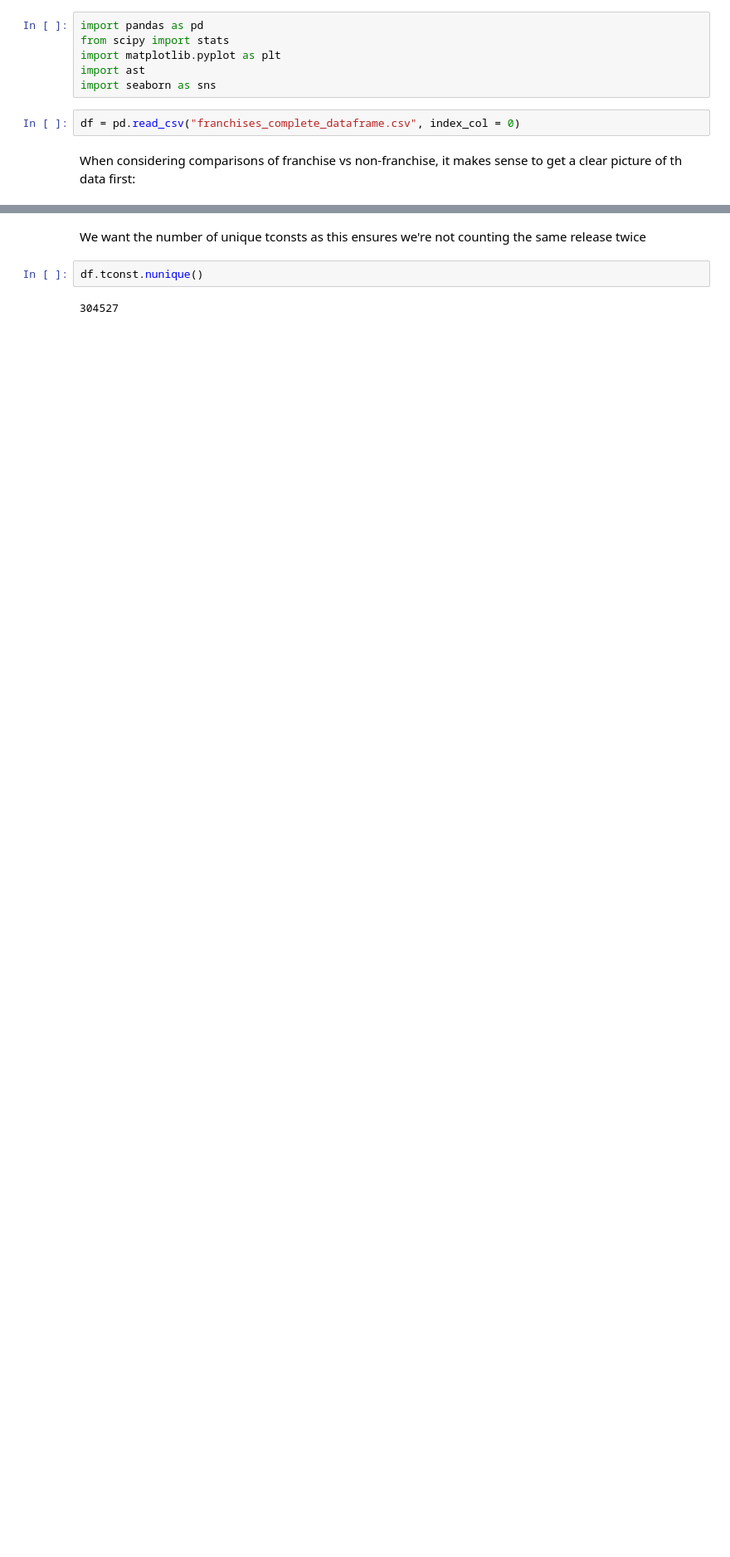
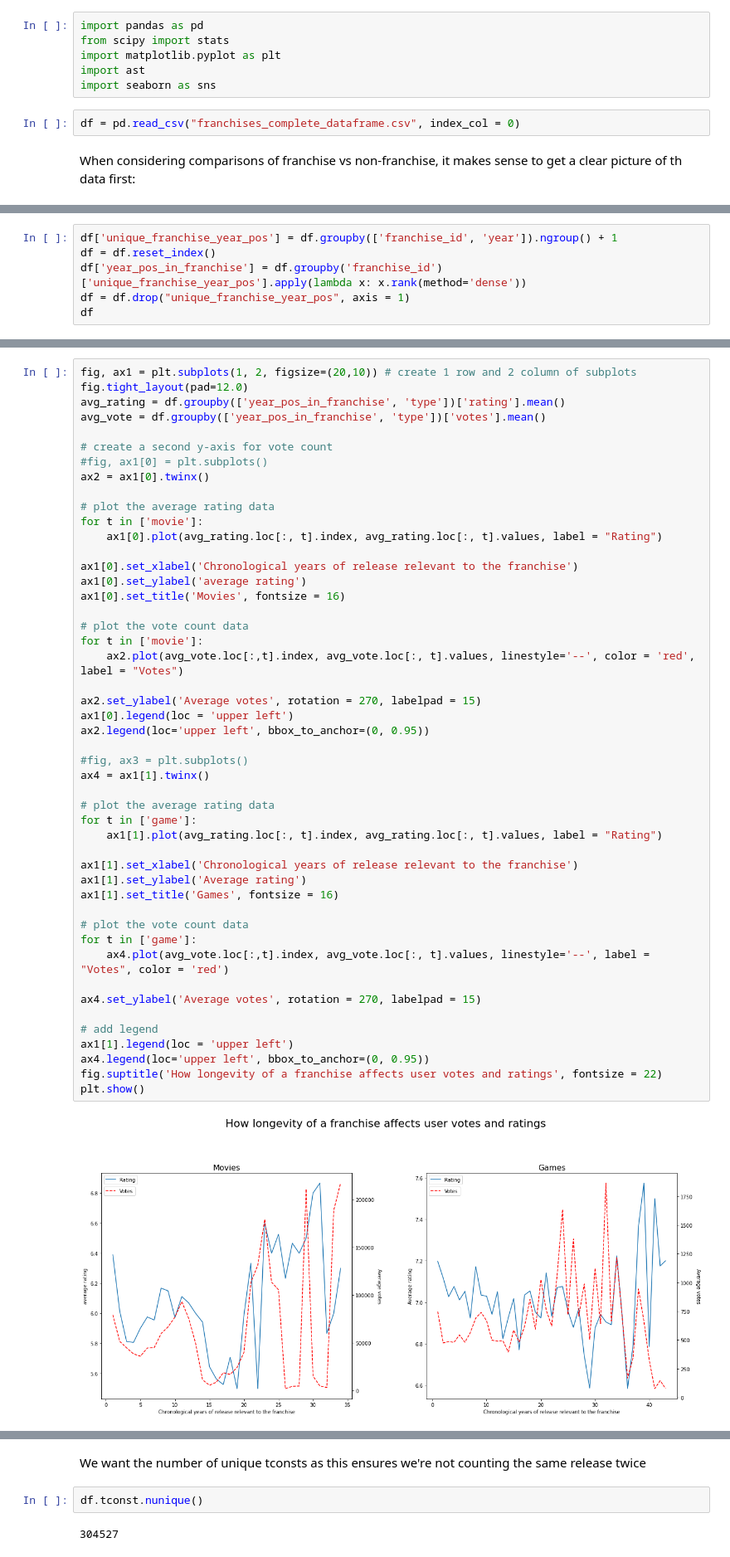
Before and after one commit to adambrennan150/Franchises, a Jupyter notebook: RQ4.ipynb, the cells around one changed output, grey strips where cells are left out. Shown at 83% size. Cells and saved outputs as stored; diff of their text form; blank space fills up the shorter version.

```diff
--- a/RQ4.ipynb
+++ b/RQ4.ipynb
@@ -26,0 +41,6 @@ df
+# %%
+df['unique_franchise_year_pos'] = df.groupby(['franchise_id', 'year']).ngroup() + 1
+df = df.reset_index()
+df['year_pos_in_franchise'] = df.groupby('franchise_id')['unique_franchise_year_pos'].apply(lambda x: x.rank(method='dense'))
+df = df.drop("unique_franchise_year_pos", axis = 1)
+df
@@ -26,0 +61,50 @@ df
+# %%
+fig, ax1 = plt.subplots(1, 2, figsize=(20,10)) # create 1 row and 2 column of subplots
+fig.tight_layout(pad=12.0)
+avg_rating = df.groupby(['year_pos_in_franchise', 'type'])['rating'].mean()
+avg_vote = df.groupby(['year_pos_in_franchise', 'type'])['votes'].mean()
+
+# create a second y-axis for vote count
+#fig, ax1[0] = plt.subplots()
+ax2 = ax1[0].twinx()
+
+# plot the average rating data
+for t in ['movie']:
+    ax1[0].plot(avg_rating.loc[:, t].index, avg_rating.loc[:, t].values, label = "Rating")
+
+ax1[0].set_xlabel('Chronological years of release relevant to the franchise')
+ax1[0].set_ylabel('average rating')
+ax1[0].set_title('Movies', fontsize = 16)
+
+# plot the vote count data
+for t in ['movie']:
+    ax2.plot(avg_vote.loc[:,t].index, avg_vote.loc[:, t].values, linestyle='--', color = 'red', label = "Votes")
+
+ax2.set_ylabel('Average votes', rotation = 270, labelpad = 15)
+ax1[0].legend(loc = 'upper left')
+ax2.legend(loc='upper left', bbox_to_anchor=(0, 0.95))
+
+#fig, ax3 = plt.subplots()
+ax4 = ax1[1].twinx()
+
+# plot the average rating data
+for t in ['game']:
+    ax1[1].plot(avg_rating.loc[:, t].index, avg_rating.loc[:, t].values, label = "Rating")
+
+ax1[1].set_xlabel('Chronological years of release relevant to the franchise')
+ax1[1].set_ylabel('Average rating')
+ax1[1].set_title('Games', fontsize = 16)
+
+# plot the vote count data
+for t in ['game']:
+    ax4.plot(avg_vote.loc[:,t].index, avg_vote.loc[:, t].values, linestyle='--', label = "Votes", color = 'red')
+
+ax4.set_ylabel('Average votes', rotation = 270, labelpad = 15)
+
+# add legend
+ax1[1].legend(loc = 'upper left')
+ax4.legend(loc='upper left', bbox_to_anchor=(0, 0.95))
+fig.suptitle('How longevity of a franchise affects user votes and ratings', fontsize = 22)
+plt.show()
+# %% [output]
+[figure, added]
```
Also changed, not shown: parts of 21 cells of this notebook.
